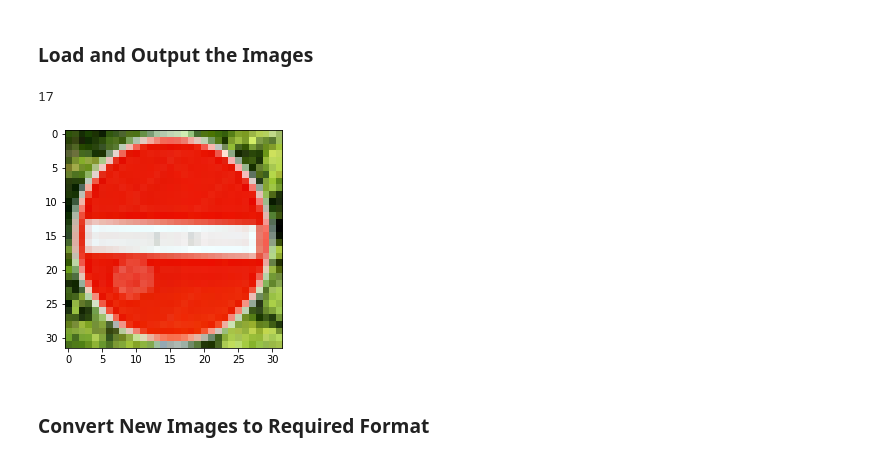
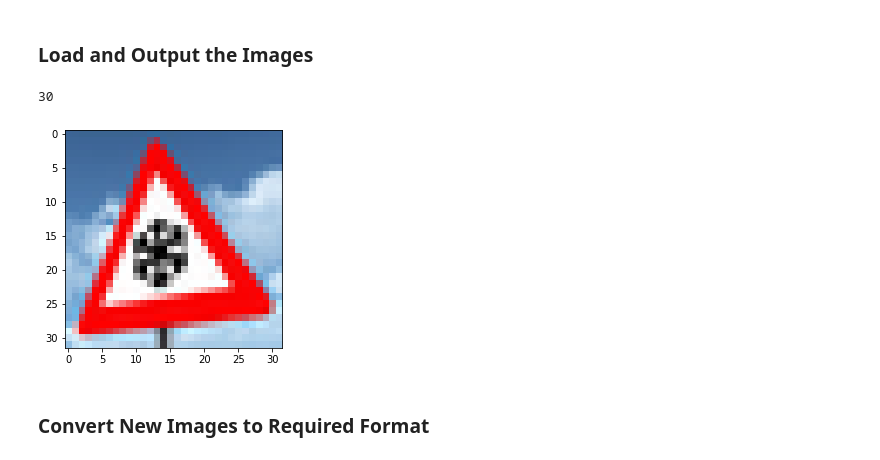
Before and after one commit to adwaitverulkar/CarND_P3_TrafficSignClassifier, a Jupyter notebook: Traffic_Sign_Classifier.ipynb, the cells around one changed output. Saved outputs shown, nothing was run; the diff lists cells and outputs as text; code cells hidden in the pictures.

```diff
--- a/Traffic_Sign_Classifier.ipynb
+++ b/Traffic_Sign_Classifier.ipynb
@@ -331,28 +365,28 @@ Model saved
 # %%
 import glob
 from PIL import Image
 
 # Extract images
 filelist = glob.glob('images/*.png')
 
 new_images = []
 img_size = [32, 32, 3]
 for file in filelist:
     image = Image.open(file)
     image = image.resize((32,32), Image.ANTIALIAS)
     new_image = np.array(image.getdata(), np.uint8).reshape(img_size[0], img_size[1], img_size[2])
     new_images.append(new_image)
 
 # Label images based on 'signnames.csv'
 y_new = np.array([38, 25, 17, 18, 28, 30], np.uint8)
 
 # Display images
-index = 2
+index = 5
 plt.imshow(new_images[index])
 print(y_new[index])
 # %% [output]
-17
+30
-[figure, old version]
+[figure, new version]
 # %% [markdown]
 ### Convert New Images to Required Format
 # %%
```
Also changed, not shown: parts of 6 cells of this notebook, 2 other files.
